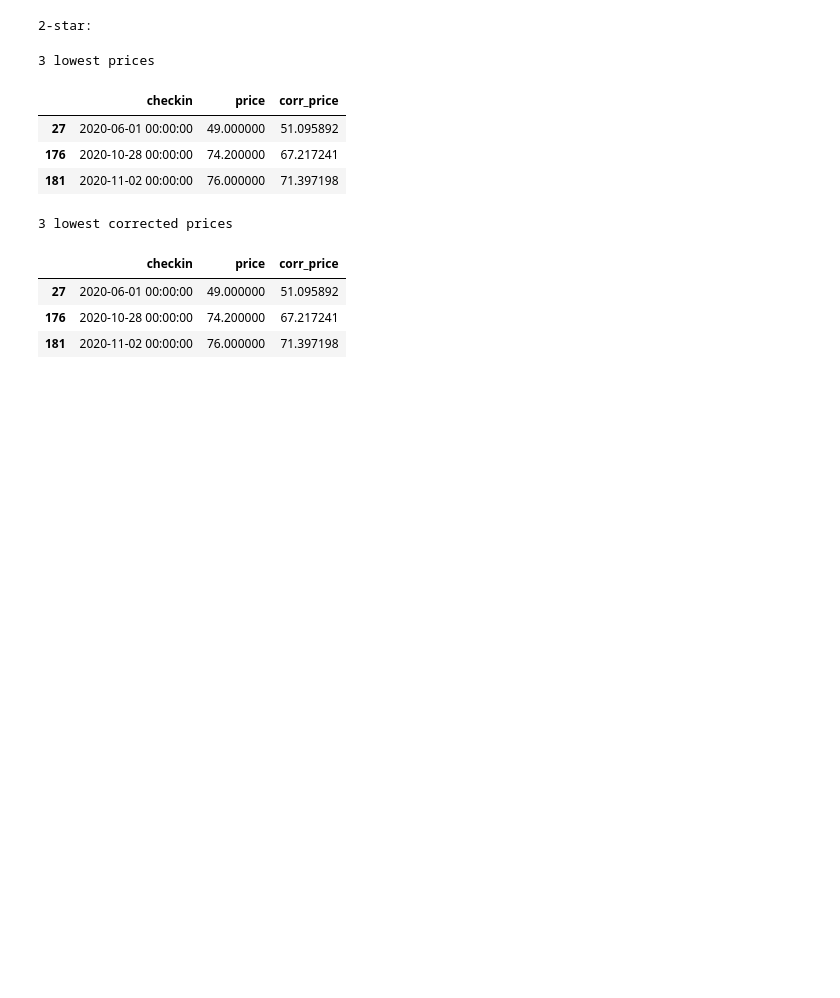
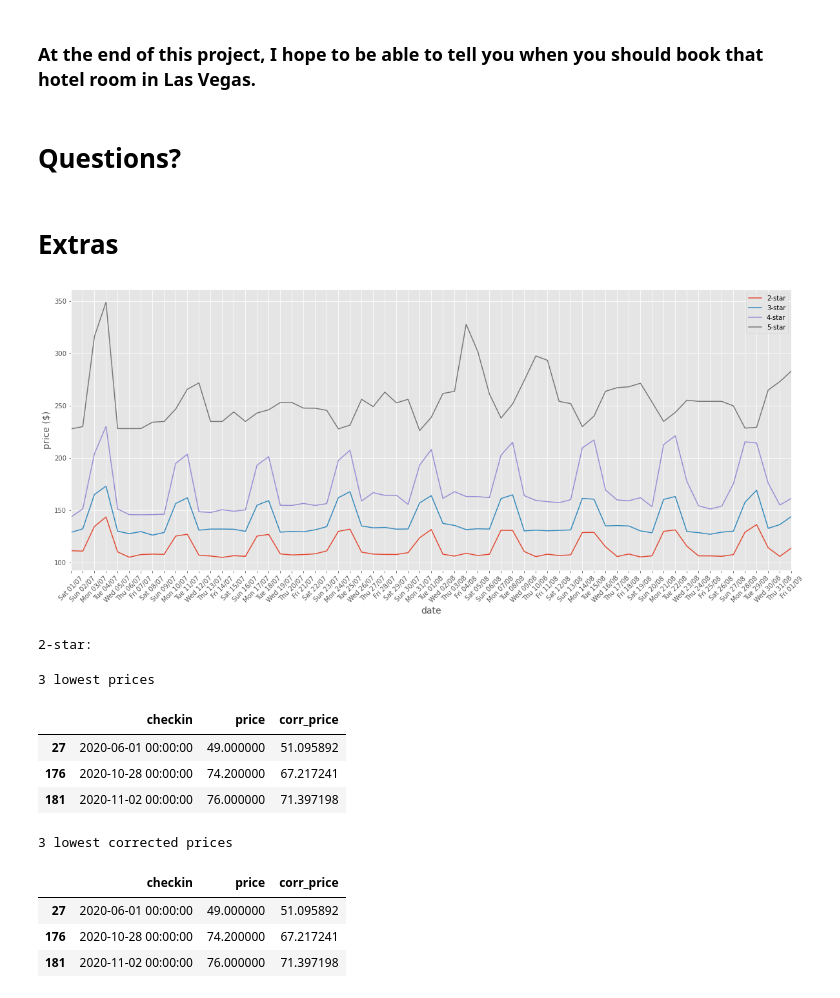
Before and after one commit to jcalven/tdi-presentation, a Jupyter notebook: index.ipynb, the cells around one changed output. Drawn from its saved outputs; the diff is of its cells as text; code cells hidden in the pictures; blank space fills up the shorter version.

```diff
--- a/index.ipynb
+++ b/index.ipynb
@@ -465,3 +400,40 @@ gp.plot(figsize=(12, 10))
+# %% [markdown]
+### At the end of this project, I hope to be able to tell you when you should book that hotel room in Las Vegas.
+# %% [markdown]
+# Questions?
+# %% [markdown]
+# Extras
+# %%
+def daterange(df, startdate="2020-07-01", enddate="2020-09-01"):
+    return df.loc[(df.checkin >= startdate) & (df.checkin <= enddate)]
+
+fig, ax = plt.subplots(1, figsize=(20,8))
+
+date_groups = daterange(df_2star.groupby("checkin").mean().reset_index())
+_ = date_groups.plot(x='checkin', y='price', legend=True, ax=ax, label="2-star")
+
+date_groups = daterange(df_3star.groupby("checkin").mean().reset_index())
+_ = date_groups.plot(x='checkin', y='price', legend=True, ax=ax, label="3-star")
+
+date_groups = daterange(df_4star.groupby("checkin").mean().reset_index())
+_ = date_groups.plot(x='checkin', y='price', legend=True, ax=ax, label="4-star")
+
+date_groups = daterange(df_5star.groupby("checkin").mean().reset_index())
+_ = date_groups.plot(x='checkin', y='price', legend=True, ax=ax, label="5-star")
+
+ax.xaxis.set_minor_locator(mdates.DayLocator(interval=1))
+ax.xaxis.set_minor_formatter(mdates.DateFormatter('%a %d/%m'))
+ax.xaxis.set_major_locator(mdates.DayLocator(interval=1))
+ax.xaxis.set_major_formatter(mdates.DateFormatter('%a %d/%m'))
+ax.xaxis.grid(True, which='both')
+
+plt.setp(ax.xaxis.get_minorticklabels(), rotation=45)
+plt.setp(ax.xaxis.get_majorticklabels(), rotation=45)
+
+ax.set_xlabel("date", size=14)
+ax.set_ylabel("price ($)", size=14);
+# %% [output]
+[figure, added]
 # %%
 star_groups = [df_2star, df_3star, df_4star, df_5star]
 
```
Also changed, not shown: parts of 49 cells of this notebook, 1 other file.
